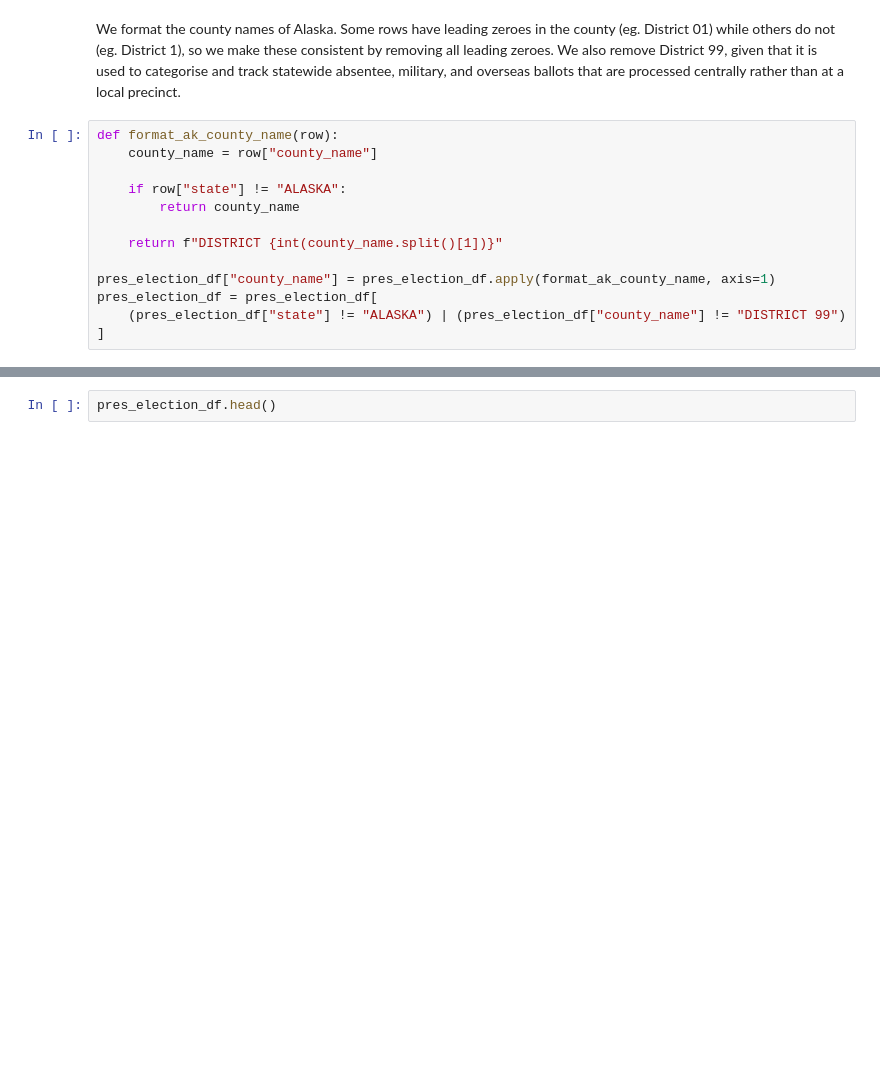
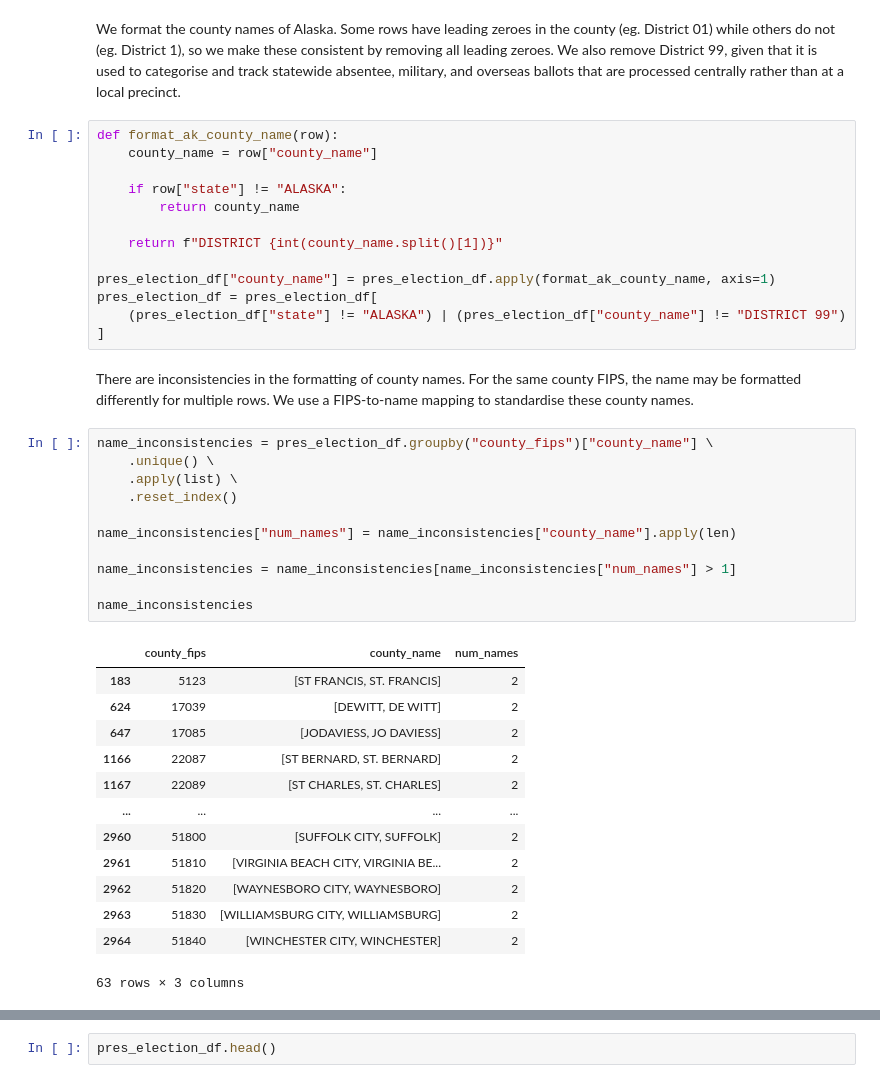
Before and after one commit to chiabingxuan/pollytics, a Jupyter notebook: src/backend/etl/us_county_pres_processing.ipynb, the cells around one changed output, grey strips where cells are left out. Saved outputs shown, nothing was run; the diff lists cells and outputs as text; blank space fills up the shorter version.

```diff
--- a/src/backend/etl/us_county_pres_processing.ipynb
+++ b/src/backend/etl/us_county_pres_processing.ipynb
@@ -92,3 +92,30 @@ pres_election_df["county_name"] = pres_election_df.apply(format_ak_county_name,
 pres_election_df = pres_election_df[
     (pres_election_df["state"] != "ALASKA") | (pres_election_df["county_name"] != "DISTRICT 99")
 ]
+# %% [markdown]
+There are inconsistencies in the formatting of county names. For the same county FIPS, the name may be formatted differently for multiple rows. We use a FIPS-to-name mapping to standardise these county names.
+# %%
+name_inconsistencies = pres_election_df.groupby("county_fips")["county_name"] \
+    .unique() \
+    .apply(list) \
+    .reset_index()
+
+name_inconsistencies["num_names"] = name_inconsistencies["county_name"].apply(len)
+
+name_inconsistencies = name_inconsistencies[name_inconsistencies["num_names"] > 1]
+
+name_inconsistencies
+# %% [output]
+|  | county_fips | county_name | num_names |
+| 183 | 5123 | [ST FRANCIS, ST. FRANCIS] | 2 |
+| 624 | 17039 | [DEWITT, DE WITT] | 2 |
+| 647 | 17085 | [JODAVIESS, JO DAVIESS] | 2 |
+| 1166 | 22087 | [ST BERNARD, ST. BERNARD] | 2 |
+| 1167 | 22089 | [ST CHARLES, ST. CHARLES] | 2 |
+| ... | ... | ... | ... |
+| 2960 | 51800 | [SUFFOLK CITY, SUFFOLK] | 2 |
+| 2961 | 51810 | [VIRGINIA BEACH CITY, VIRGINIA BE... | 2 |
+| 2962 | 51820 | [WAYNESBORO CITY, WAYNESBORO] | 2 |
+| 2963 | 51830 | [WILLIAMSBURG CITY, WILLIAMSBURG] | 2 |
+| 2964 | 51840 | [WINCHESTER CITY, WINCHESTER] | 2 |
+63 rows × 3 columns
```
Also changed, not shown: parts of 4 cells of this notebook, 1 other file.
